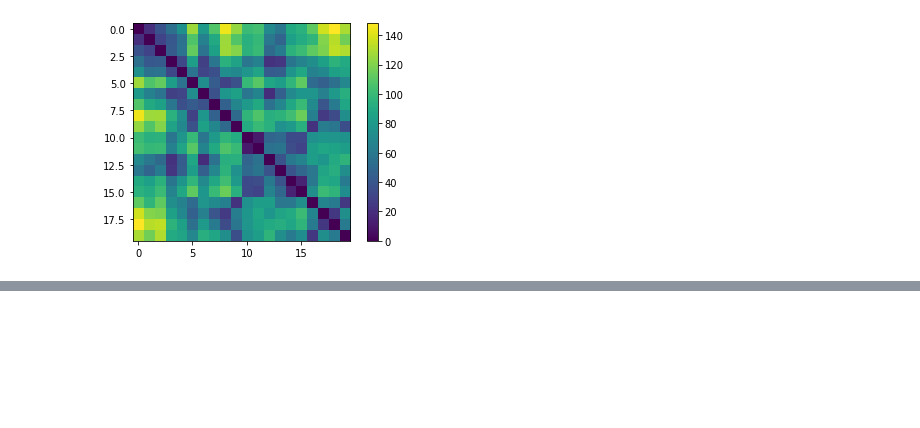
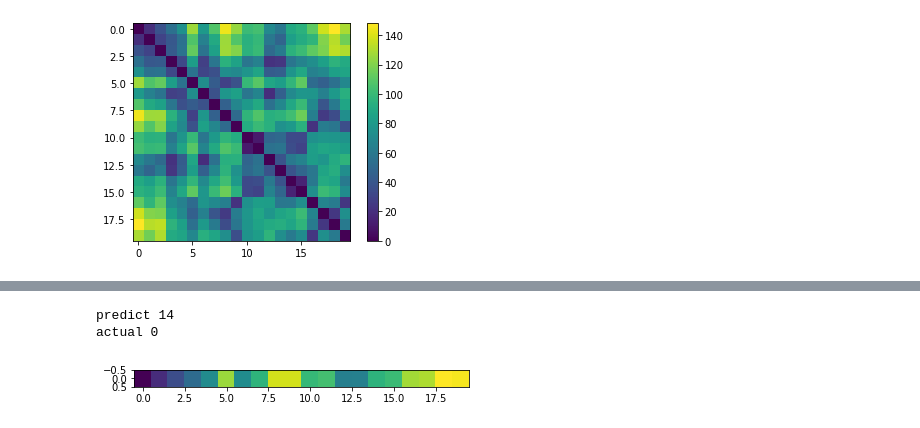
Before and after one commit to AlexKaiLe/Harvard, a Jupyter notebook: skeleton.ipynb, the cells around one changed output, grey strips where cells are left out. Drawn from its saved outputs; the diff is of its cells as text; code cells hidden in the pictures; blank space fills up the shorter version.

```diff
--- a/skeleton.ipynb
+++ b/skeleton.ipynb
@@ -118,0 +194,32 @@ loading: split1True
+# %%
+training_dist = training_dist.reshape(training_dist.shape[0], 1, 20, 1)
+testing_dist = testing_dist.reshape(testing_dist.shape[0], 1, 20, 1)
+input_shape = (1, 20, 1)
+
+training_dist = training_dist.astype('float32')
+testing_dist = testing_dist.astype('float32')
+
+# training_dist /= 255
+# testing_dist /= 255
+# print(training_dist.shape)
+# print("training_dist", training_dist)
+# print("testing_dist", testing_dist.shape)
+# print("training_label", training_label.shape)
+# print("testing_label", testing_label.shape)
+# %%
+# model = tf.keras.Sequential([
+#     tf.keras.layers.Flatten(),
+#     tf.keras.layers.Dense(200, activation='relu'),
+#     tf.keras.layers.Dense(20)
+# ])
+
+from tensorflow.keras.models import Sequential
+from tensorflow.keras.layers import Dense, Conv2D, Dropout, Flatten, MaxPooling2D, MaxPool2D
+input_shape = (20, 1, 1)
+model = Sequential()
+# model.add(Conv2D(20, kernel_size=(3,3), input_shape=input_shape))
+model.add(MaxPool2D(2))
+model.add(Dropout(rate=0.2))
+model.add(Flatten())
+model.add(Dense(64, activation = "relu"))
+model.add(Dense(20, activation = "softmax"))
@@ -118,0 +228,7 @@ loading: split1True
+# %%
+model.compile(optimizer='adam',
+              loss='sparse_categorical_crossentropy',
+              metrics=['accuracy'])
+print(training_dist.shape)
+print(training_label.shape)
+model.fit(x=training_dist,y=training_label, epochs=10)
@@ -118,0 +259,10 @@ loading: split1True
+# %%
+image_index = 20
+plt.imshow(testing_dist[image_index])
+pred = model.predict(testing_dist[image_index].reshape(1, 1, 20, 1))
+print("predict", pred.argmax())
+print("actual", testing_label[image_index])
+# %% [output]
+predict 14
+actual 0
+[figure, added]
```
Also changed, not shown: parts of 8 cells of this notebook, 11 other files.
